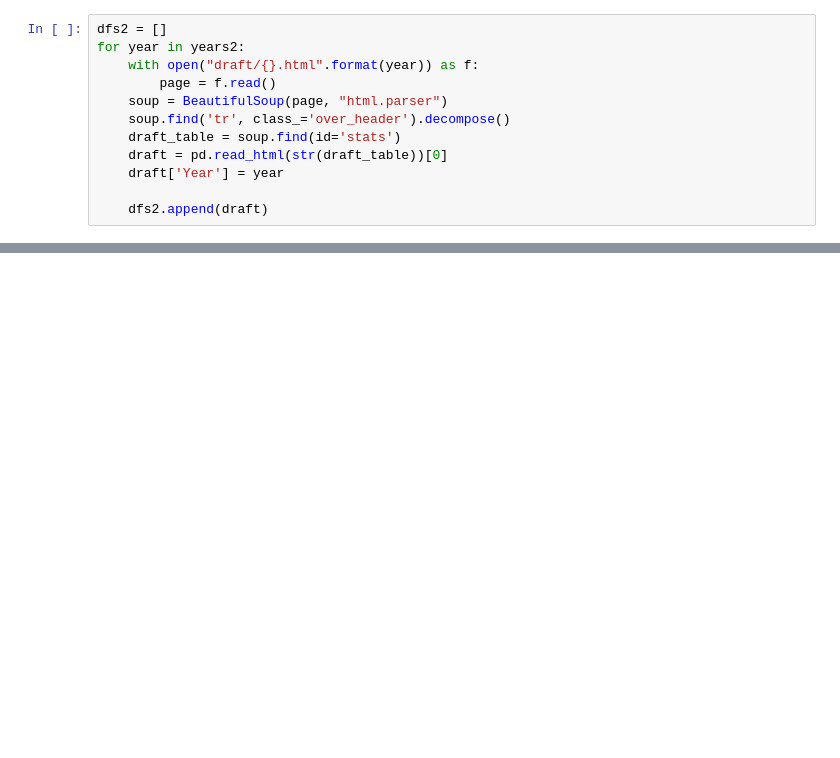
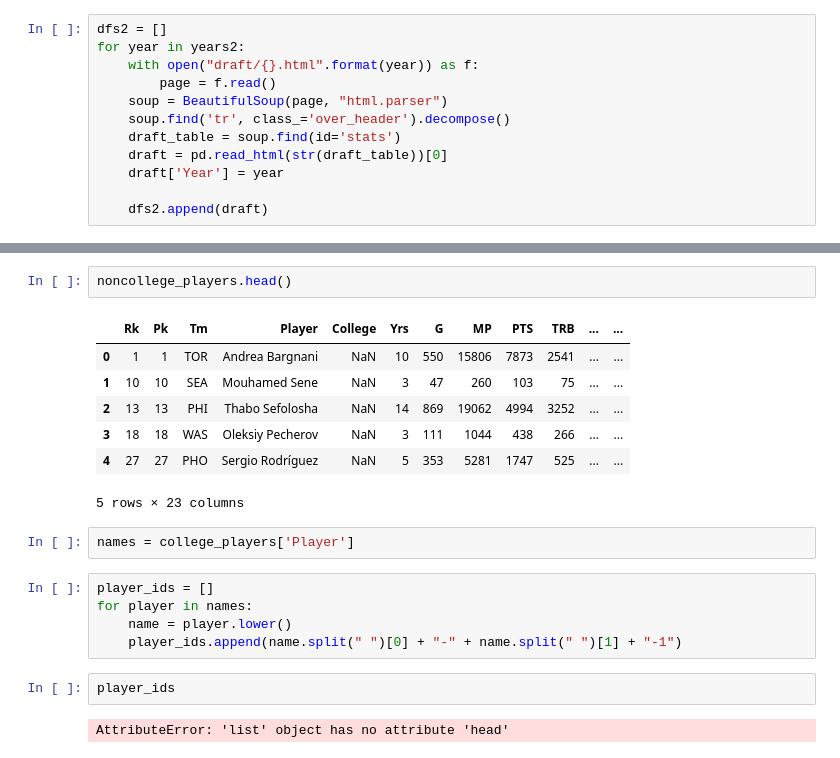
Before and after one commit to MattSasaki/Draft-Position-vs-College-Conference, a Jupyter notebook: workbook.ipynb, the cells around one changed output, grey strips where cells are left out. Drawn from its saved outputs; the diff is of its cells as text; blank space fills up the shorter version.

```diff
--- a/workbook.ipynb
+++ b/workbook.ipynb
@@ -110,0 +99,21 @@ drafts_full
+# %%
+noncollege_players.head()
+# %% [output]
+|  | Rk | Pk | Tm | Player | College | Yrs | G | MP | PTS | TRB | ... | ... |
+| 0 | 1 | 1 | TOR | Andrea Bargnani | NaN | 10 | 550 | 15806 | 7873 | 2541 | ... | ... |
+| 1 | 10 | 10 | SEA | Mouhamed Sene | NaN | 3 | 47 | 260 | 103 | 75 | ... | ... |
+| 2 | 13 | 13 | PHI | Thabo Sefolosha | NaN | 14 | 869 | 19062 | 4994 | 3252 | ... | ... |
+| 3 | 18 | 18 | WAS | Oleksiy Pecherov | NaN | 3 | 111 | 1044 | 438 | 266 | ... | ... |
+| 4 | 27 | 27 | PHO | Sergio Rodríguez | NaN | 5 | 353 | 5281 | 1747 | 525 | ... | ... |
+5 rows × 23 columns
+# %%
+names = college_players['Player']
+# %%
+player_ids = []
+for player in names:
+    name = player.lower()
+    player_ids.append(name.split(" ")[0] + "-" + name.split(" ")[1] + "-1")
+# %%
+player_ids
+# %% [output]
+AttributeError: 'list' object has no attribute 'head'
```
Also changed, not shown: parts of 16 cells of this notebook.
